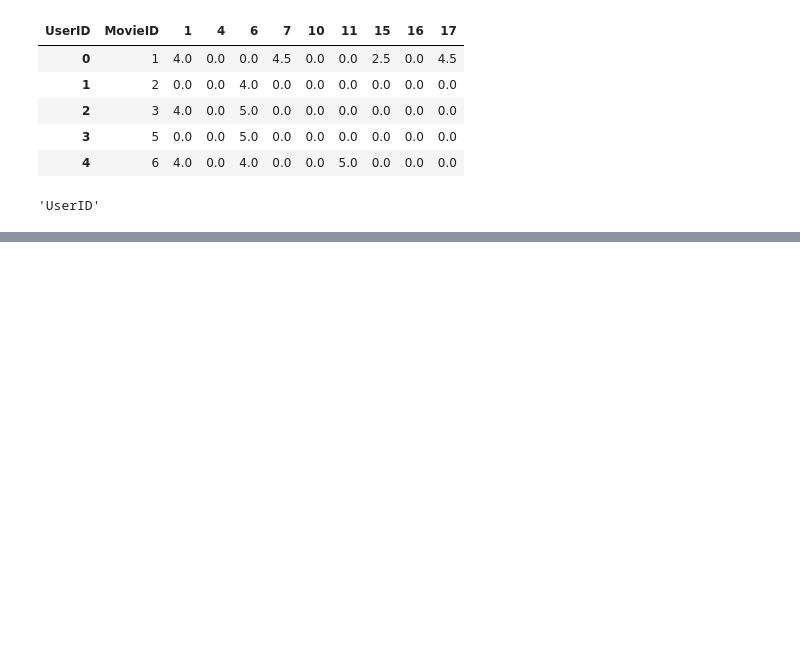
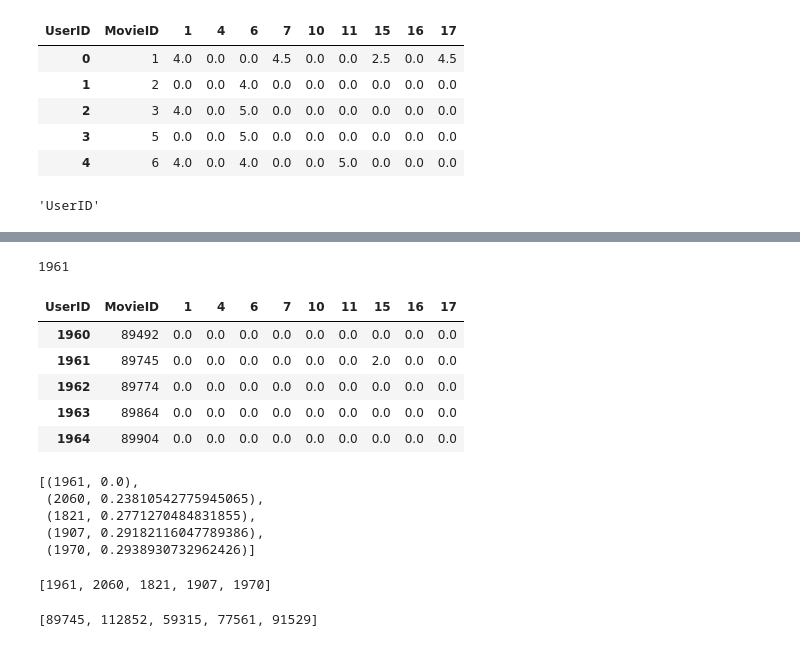
Before and after one commit to Intarii/Caesar, a Jupyter notebook: Lab 02.ipynb, the cells around one changed output, grey strips where cells are left out. Cells and saved outputs as stored; diff of their text form; code cells hidden in the pictures; blank space fills up the shorter version.

```diff
--- a/Lab 02.ipynb
+++ b/Lab 02.ipynb
@@ -269,0 +311,47 @@ rating_reset.columns.name
+# %%
+movies_index = rating_reset[rating_reset["MovieID"] == movies_index]
+
+movies_index = movies_index.index[0]
+
+movies_index
+# %% [output]
+1961
+# %%
+rating_reset.iloc[1960:1965, :10]
+# %% [output]
+| UserID | MovieID | 1 | 4 | 6 | 7 | 10 | 11 | 15 | 16 | 17 |
+| 1960 | 89492 | 0.0 | 0.0 | 0.0 | 0.0 | 0.0 | 0.0 | 0.0 | 0.0 | 0.0 |
+| 1961 | 89745 | 0.0 | 0.0 | 0.0 | 0.0 | 0.0 | 0.0 | 2.0 | 0.0 | 0.0 |
+| 1962 | 89774 | 0.0 | 0.0 | 0.0 | 0.0 | 0.0 | 0.0 | 0.0 | 0.0 | 0.0 |
+| 1963 | 89864 | 0.0 | 0.0 | 0.0 | 0.0 | 0.0 | 0.0 | 0.0 | 0.0 | 0.0 |
+| 1964 | 89904 | 0.0 | 0.0 | 0.0 | 0.0 | 0.0 | 0.0 | 0.0 | 0.0 | 0.0 |
+# %%
+total_limit = 10
+
+total_limit += 1
+
+distances, table_indexes = model.kneighbors(rating_matrix[movies_index], n_neighbors=total_limit)
+
+sorter = list(zip(table_indexes.flatten().tolist(), distances.flatten().tolist()))
+
+table_indexes = sorted(sorter, key=lambda x: x[1])
+
+table_indexes[:5]
+# %% [output]
+[(1961, 0.0),
+ (2060, 0.23810542775945065),
+ (1821, 0.2771270484831855),
+ (1907, 0.29182116047789386),
+ (1970, 0.2938930732962426)]
+# %%
+molist = [i[0] for i in table_indexes]
+
+molist[:5]
+# %% [output]
+[1961, 2060, 1821, 1907, 1970]
+# %%
+molist = [rating_reset.iloc[i, 0] for i in molist]
+
+molist[:5]
+# %% [output]
+[89745, 112852, 59315, 77561, 91529]
```
Also changed, not shown: parts of 8 cells of this notebook.
